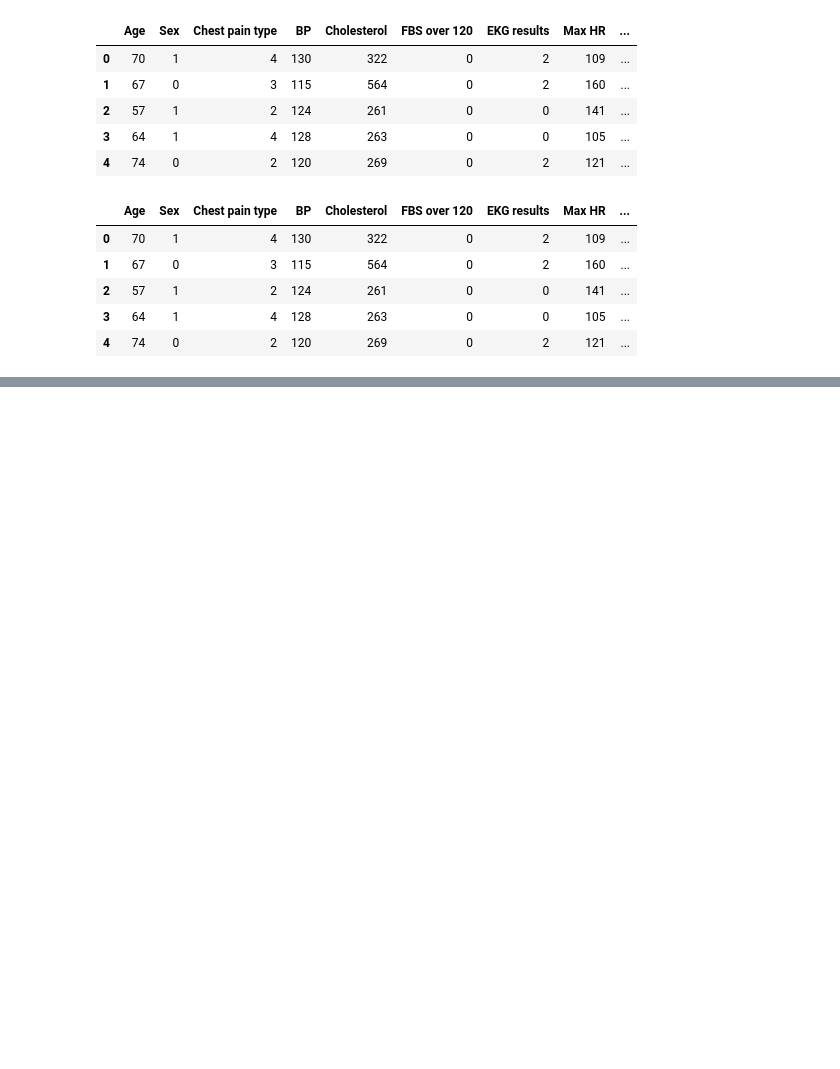
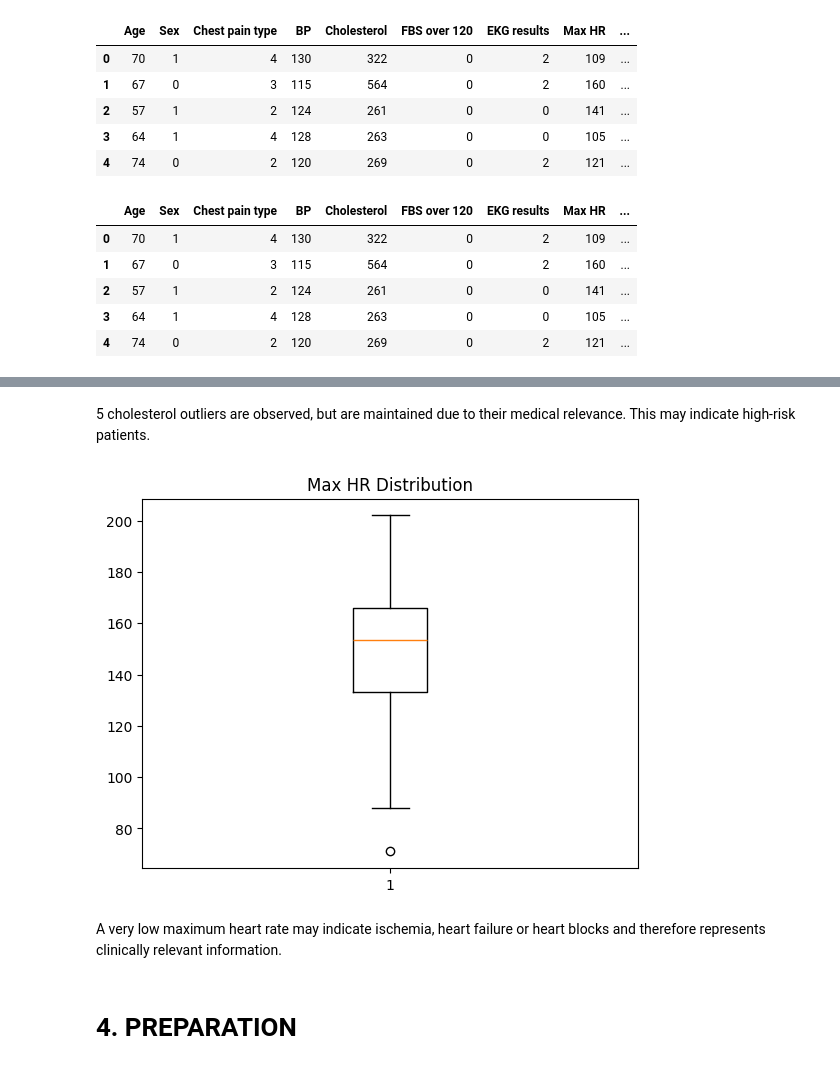
Before and after one commit to sebasPuentes/TDSE-LAB02, a Jupyter notebook: heart_disease_lr_analysis.ipynb, the cells around one changed output, grey strips where cells are left out. Saved outputs shown, nothing was run; the diff lists cells and outputs as text; code cells hidden in the pictures; blank space fills up the shorter version.

```diff
--- a/heart_disease_lr_analysis.ipynb
+++ b/heart_disease_lr_analysis.ipynb
@@ -55,0 +125,12 @@ dt.head()
+# %% [markdown]
+5 cholesterol outliers are observed, but are maintained due to their medical relevance. This may indicate high-risk patients.
+# %%
+plt.boxplot(dt["Max HR"])
+plt.title("Max HR Distribution")
+plt.show()
+# %% [output]
+[figure, added]
+# %% [markdown]
+A very low maximum heart rate may indicate ischemia, heart failure or heart blocks and therefore represents clinically relevant information.
+# %% [markdown]
+# 4. **PREPARATION**
```
Also changed, not shown: parts of 67 cells of this notebook, 6 other files.
